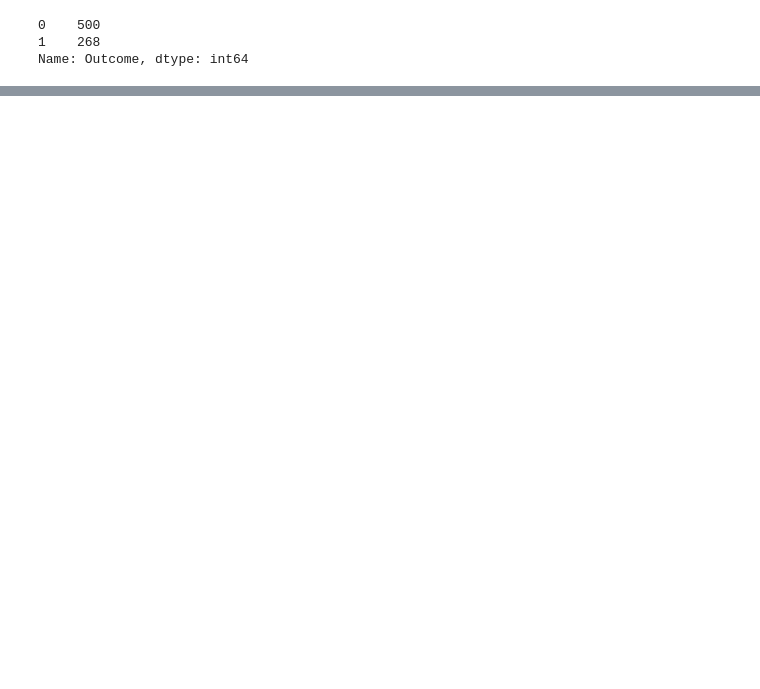
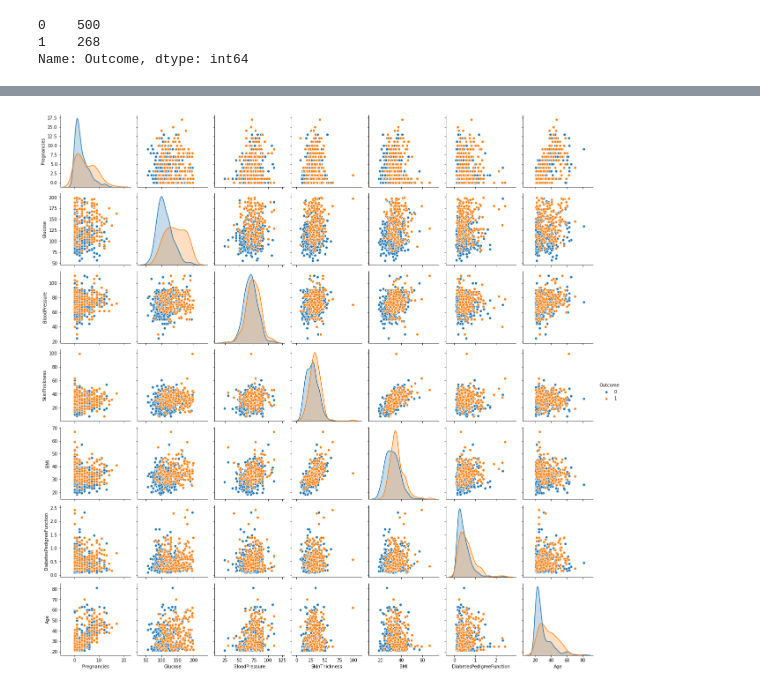
Before and after one commit to SanahSidhu/Diabetes-Predictor, a Jupyter notebook: model.ipynb, the cells around one changed output, grey strips where cells are left out. Cells and saved outputs as stored; diff of their text form; code cells hidden in the pictures; blank space fills up the shorter version.

```diff
--- a/model.ipynb
+++ b/model.ipynb
@@ -50,0 +155,5 @@ parameters = db_dataset.drop('Outcome',axis=1)
+# %%
+sns.pairplot(data = db_dataset_new, hue = 'Outcome')
+plt.show()
+# %% [output]
+[figure, added]
```
Also changed, not shown: parts of 32 cells of this notebook.
